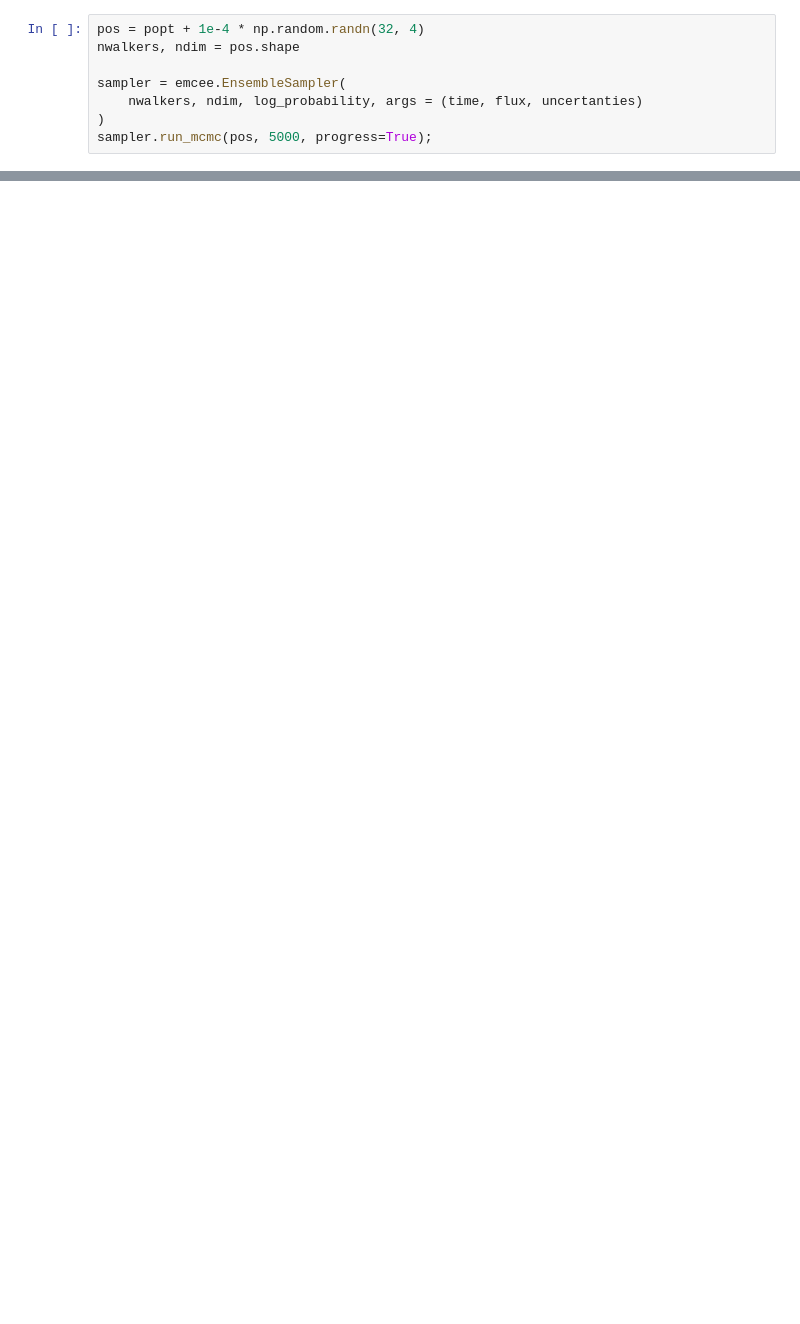
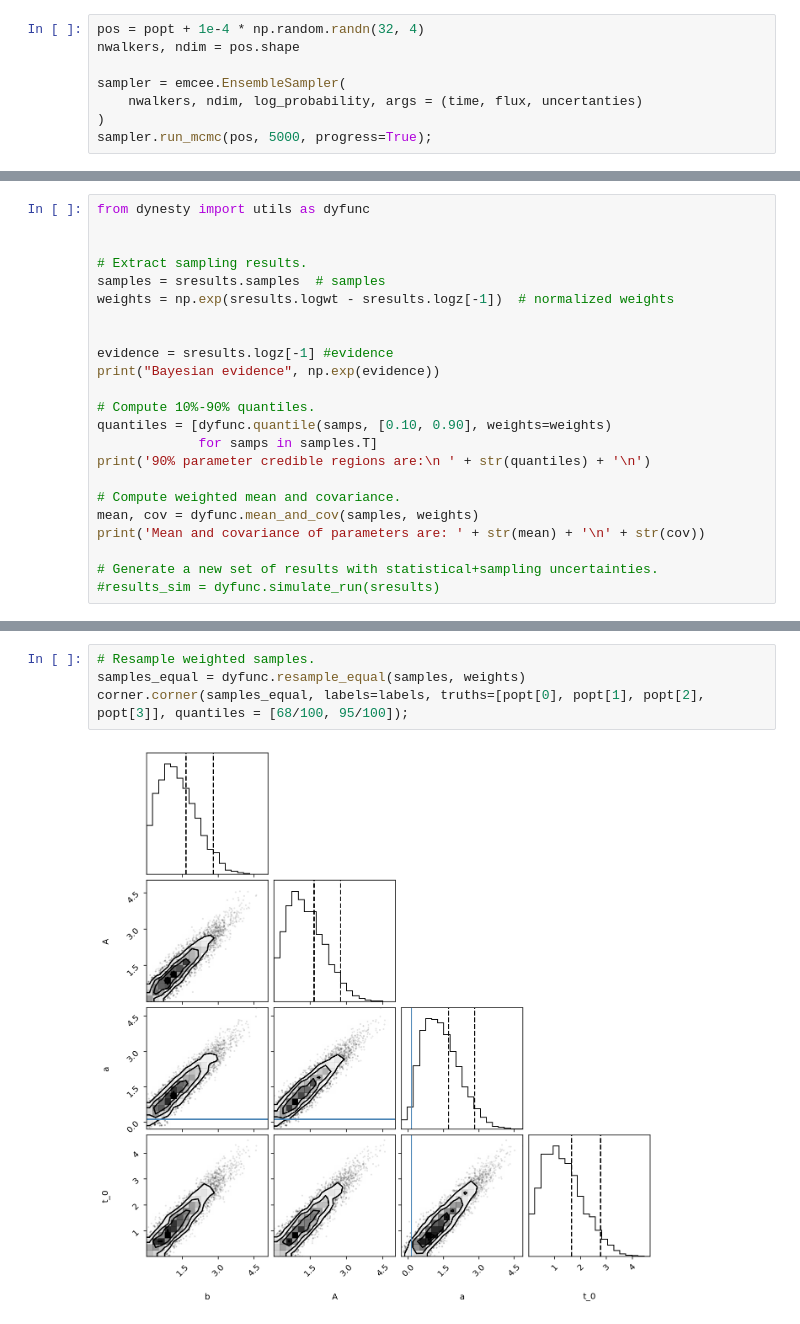
Before and after one commit to EdoSanto/astrostatistics_bicocca_2024, a Jupyter notebook: working/The transient Universe.ipynb, the cells around one changed output, grey strips where cells are left out. Drawn from its saved outputs; the diff is of its cells as text; blank space fills up the shorter version.

```diff
--- a/working/The transient Universe.ipynb
+++ b/working/The transient Universe.ipynb
@@ -159,0 +211,23 @@ $\displaystyle \mathrm{t_0} = 48.990_{-1.940}^{2.857}$
+# %%
+from dynesty import utils as dyfunc
+
+
+# Extract sampling results.
+samples = sresults.samples  # samples
+weights = np.exp(sresults.logwt - sresults.logz[-1])  # normalized weights
+
+
+evidence = sresults.logz[-1] #evidence
+print("Bayesian evidence", np.exp(evidence))
+
+# Compute 10%-90% quantiles.
+quantiles = [dyfunc.quantile(samps, [0.10, 0.90], weights=weights)
+             for samps in samples.T]
+print('90% parameter credible regions are:\n ' + str(quantiles) + '\n')
+
+# Compute weighted mean and covariance.
+mean, cov = dyfunc.mean_and_cov(samples, weights)
+print('Mean and covariance of parameters are: ' + str(mean) + '\n' + str(cov))
+
+# Generate a new set of results with statistical+sampling uncertainties.
+#results_sim = dyfunc.simulate_run(sresults)
@@ -159,0 +244,6 @@ $\displaystyle \mathrm{t_0} = 48.990_{-1.940}^{2.857}$
+# %%
+# Resample weighted samples.
+samples_equal = dyfunc.resample_equal(samples, weights)
+corner.corner(samples_equal, labels=labels, truths=[popt[0], popt[1], popt[2], popt[3]], quantiles = [68/100, 95/100]);
+# %% [output]
+[figure, added]
```
Also changed, not shown: parts of 21 cells of this notebook.
